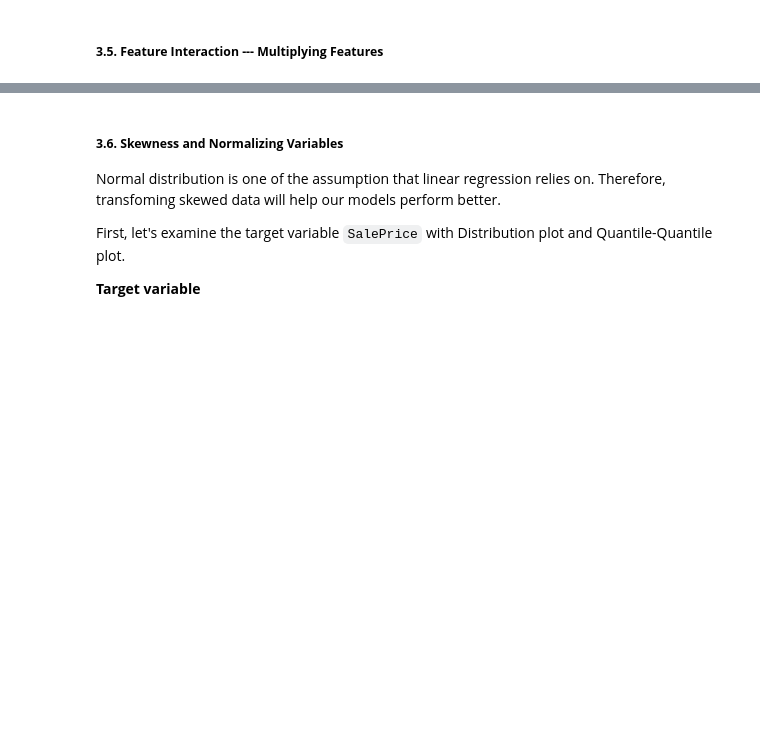
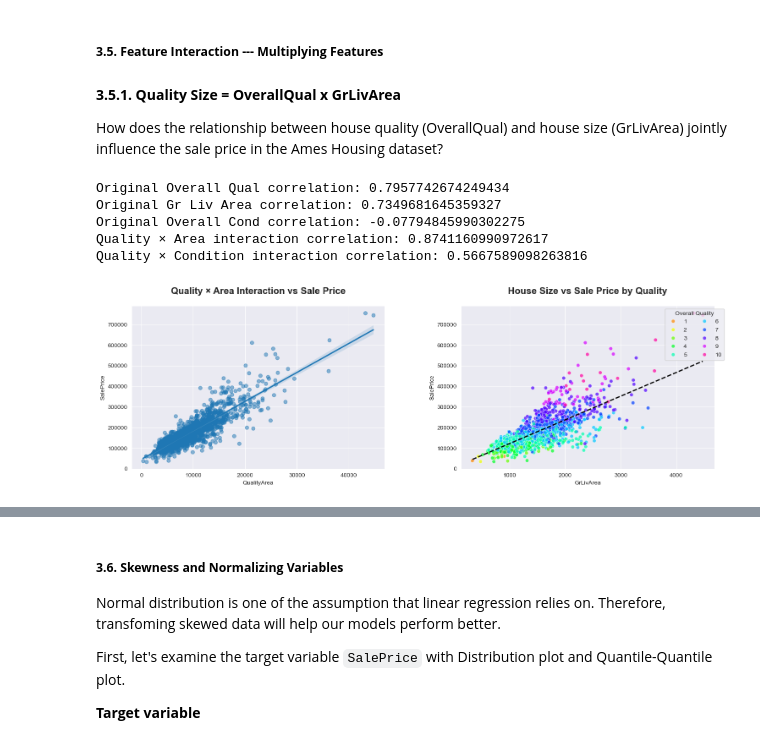
Before and after one commit to annugit1655/Real-Estate-Price-Prediction, a Jupyter notebook: Real-Estate-Price-Prediction/notebooks/house-price.ipynb, the cells around one changed output, grey strips where cells are left out. Saved outputs shown, nothing was run; the diff lists cells and outputs as text; code cells hidden in the pictures; blank space fills up the shorter version.

Commit message:
dataset_cleaning

```diff
--- a/Real-Estate-Price-Prediction/notebooks/house-price.ipynb
+++ b/Real-Estate-Price-Prediction/notebooks/house-price.ipynb
@@ -847,3 +847,46 @@ Key Insights:
 - OverallQual shows stronger effect at the end(suggesting non-linear relationship by squared term)
 # %% [markdown]
 ##### **3.5. Feature Interaction --- Multiplying Features**
+# %% [markdown]
+**3.5.1. Quality Size = OverallQual x GrLivArea**
+
+How does the relationship between house quality (OverallQual) and house size (GrLivArea) jointly influence the sale price in the Ames Housing dataset?
+# %%
+df_new = df[~df['SalePrice'].isnull()].copy()
+
+df_new.loc[:, 'QualityArea'] = df_new['OverallQual'] * df_new['GrLivArea']
+df_new.loc[:, 'QualityCond'] = df_new['OverallQual'] * df_new['OverallCond']
+
+# Checking improvements in correlation
+print("Original Overall Qual correlation:", df_new['OverallQual'].corr(df_new['SalePrice']))
+print("Original Gr Liv Area correlation:", df_new['GrLivArea'].corr(df_new['SalePrice']))
+print("Original Overall Cond correlation:", df_new['OverallCond'].corr(df_new['SalePrice']))
+print("Quality × Area interaction correlation:", df_new['QualityArea'].corr(df_new['SalePrice']))
+print("Quality × Condition interaction correlation:", df_new['QualityCond'].corr(df_new['SalePrice']))
+
+# Visualize interactions
+fig, ax = plt.subplots(1, 2, figsize=(15, 5))
+
+# Linear relationship
+sns.regplot(x='QualityArea', y='SalePrice', data=df_new, scatter_kws={'alpha':0.5}, ax=ax[0])
+ax[0].set_title('Quality × Area Interaction vs Sale Price', fontdict={'fontsize': 16, 'fontweight': 'bold'}, y=1.05)
+
+# relationship of house size and house price affected by quality
+sns.scatterplot(x='GrLivArea', y='SalePrice', hue='OverallQual', data=df_new, hue_order=range(1, 11), palette=sns.color_palette('hsv', n_colors = len(df_new['OverallQual'].unique())), alpha=0.7, ax=ax[1])
+ax[1].set_title('House Size vs Sale Price by Quality', fontdict={'fontsize': 16, 'fontweight': 'bold'}, y=1.05)
+ax[1].legend(title='Overall Quality', bbox_to_anchor=(1.05, 1), loc='upper right', ncol=2)
+
+# Linear relationship house size and house price
+sns.regplot(x='GrLivArea', y='SalePrice', data=df_new, scatter=False, ci=False, color='k', line_kws={'lw':2, 'ls':'--'}, ax=ax[1])
+
+
+plt.tight_layout()
+plt.subplots_adjust(wspace=0.3, hspace=0.3)
+plt.show()
+# %% [output]
+Original Overall Qual correlation: 0.7957742674249434
+Original Gr Liv Area correlation: 0.7349681645359327
+Original Overall Cond correlation: -0.07794845990302275
+Quality × Area interaction correlation: 0.8741160990972617
+Quality × Condition interaction correlation: 0.5667589098263816
+[figure, added]
```
Also changed, not shown: parts of 17 cells of this notebook.
